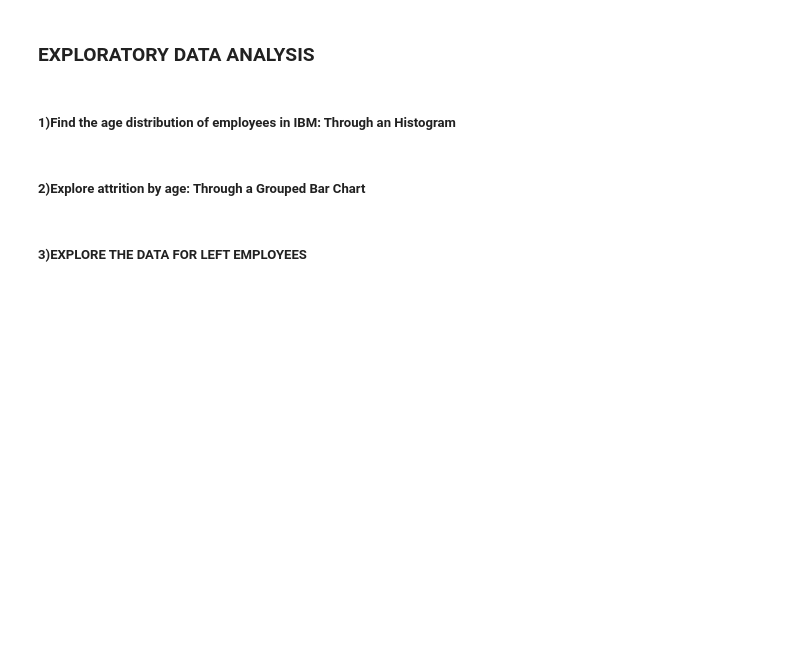
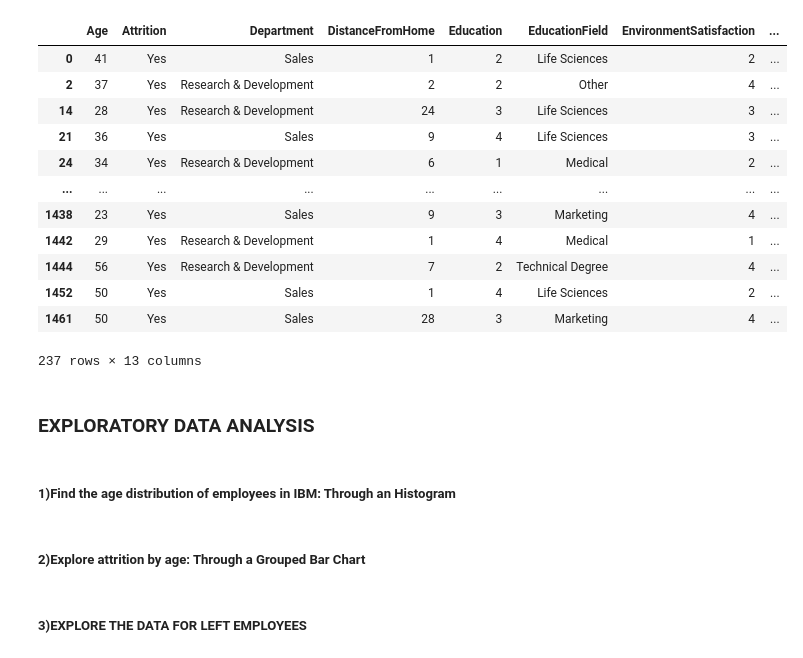
Before and after one commit to moyin0luwa/IBM-Attrition-Data, a Jupyter notebook: IBM-Attrition-Data.ipynb, the cells around one changed output. Drawn from its saved outputs; the diff is of its cells as text; code cells hidden in the pictures; blank space fills up the shorter version.

```diff
--- a/IBM-Attrition-Data.ipynb
+++ b/IBM-Attrition-Data.ipynb
@@ -18,3 +33,19 @@ print(f'columns: {df_attrition_data.columns}')
+# %%
+df_attrition_data.groupby('Attrition').get_group('Yes')
+# %% [output]
+|  | Age | Attrition | Department | DistanceFromHome | Education | EducationField | EnvironmentSatisfaction | ... |
+| 0 | 41 | Yes | Sales | 1 | 2 | Life Sciences | 2 | ... |
+| 2 | 37 | Yes | Research & Development | 2 | 2 | Other | 4 | ... |
+| 14 | 28 | Yes | Research & Development | 24 | 3 | Life Sciences | 3 | ... |
+| 21 | 36 | Yes | Sales | 9 | 4 | Life Sciences | 3 | ... |
+| 24 | 34 | Yes | Research & Development | 6 | 1 | Medical | 2 | ... |
+| ... | ... | ... | ... | ... | ... | ... | ... | ... |
+| 1438 | 23 | Yes | Sales | 9 | 3 | Marketing | 4 | ... |
+| 1442 | 29 | Yes | Research & Development | 1 | 4 | Medical | 1 | ... |
+| 1444 | 56 | Yes | Research & Development | 7 | 2 | Technical Degree | 4 | ... |
+| 1452 | 50 | Yes | Sales | 1 | 4 | Life Sciences | 2 | ... |
+| 1461 | 50 | Yes | Sales | 28 | 3 | Marketing | 4 | ... |
+237 rows × 13 columns
 # %% [markdown]
 ### EXPLORATORY DATA ANALYSIS
 # %% [markdown]
```
Also changed, not shown: parts of 18 cells of this notebook.
